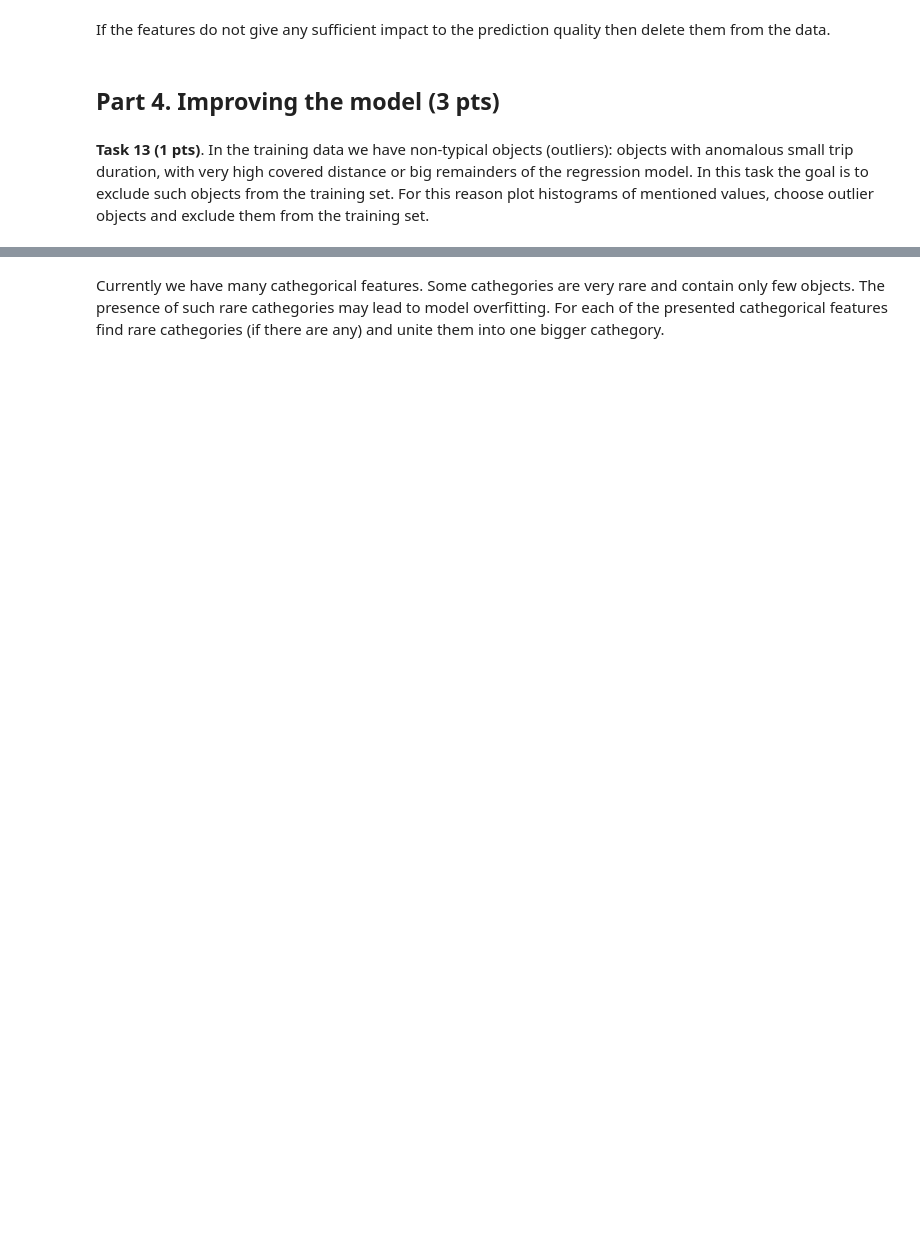
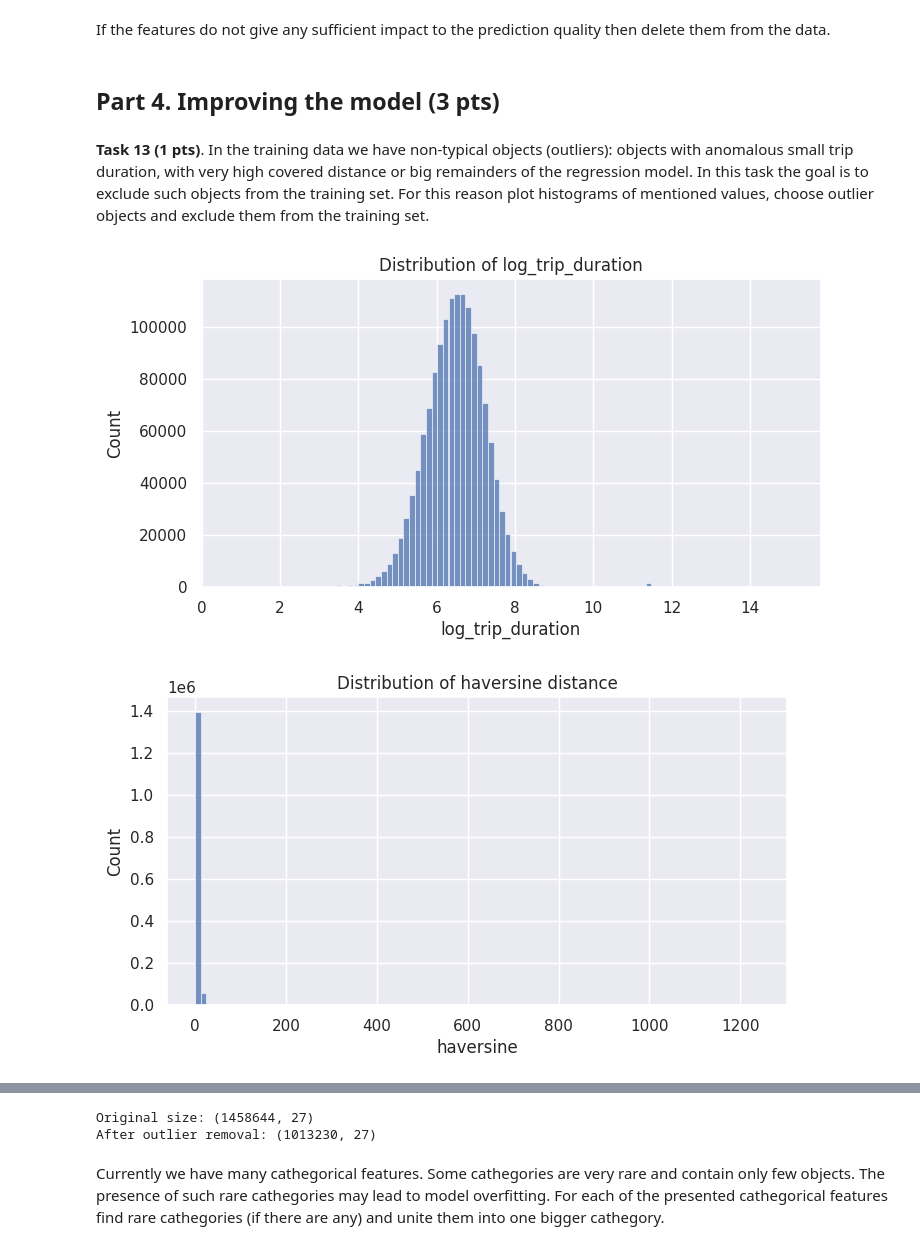
Before and after one commit to redonjashari/Machine-Learning, a Jupyter notebook: prac2-linregr.ipynb, the cells around one changed output, grey strips where cells are left out. Saved outputs shown, nothing was run; the diff lists cells and outputs as text; code cells hidden in the pictures; blank space fills up the shorter version.

```diff
--- a/prac2-linregr.ipynb
+++ b/prac2-linregr.ipynb
@@ -978,0 +948,37 @@ If the features do not give any sufficient impact to the prediction quality then
+# %%
+#Your code here
+
+plt.figure(figsize=(8,4))
+sns.histplot(train_df["log_trip_duration"], bins=100)
+plt.title("Distribution of log_trip_duration")
+plt.show()
+
+plt.figure(figsize=(8,4))
+sns.histplot(train_df["haversine"], bins=100)
+plt.title("Distribution of haversine distance")
+plt.show()
+
+y_pred = model.predict(X_train)
+
+residuals = y_train - y_pred
+
+plt.figure(figsize=(8,4))
+sns.histplot(residuals, bins=100)
+plt.title("Distribution of residuals")
+plt.show()
+
+residual_std = residuals.std()
+
+mask = (
+    (train_df["log_trip_duration"] > 3) &
+    (train_df["haversine"] < 30) &
+    (np.abs(residuals) < 3 * residual_std)
+)
+
+train_df_clean = train_df[mask]
+
+print("Original size:", train_df.shape)
+print("After outlier removal:", train_df_clean.shape)
+# %% [output]
+[figure, added]
+[figure, added]
@@ -979,2 +986,4 @@ If the features do not give any sufficient impact to the prediction quality then
+Original size: (1458644, 27)
+After outlier removal: (1013230, 27)
 # %% [markdown]
 Currently we have many cathegorical features. Some cathegories are very rare and contain only few objects. The presence of such rare cathegories may lead to model overfitting. For each of the presented cathegorical features find rare cathegories (if there are any) and unite them into one bigger cathegory.
```
Also changed, not shown: parts of 20 cells of this notebook.
